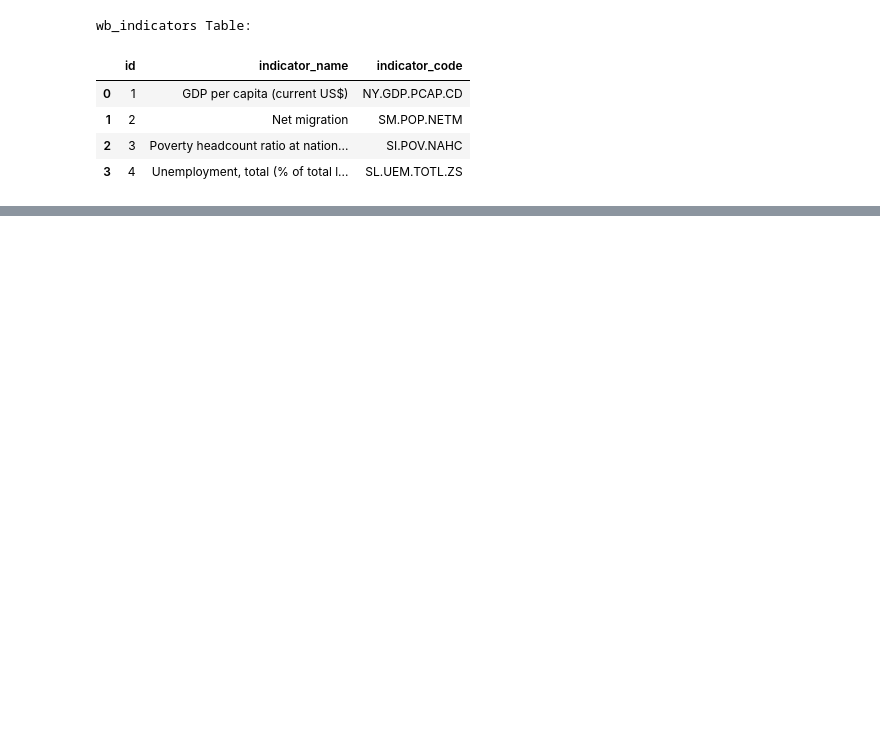
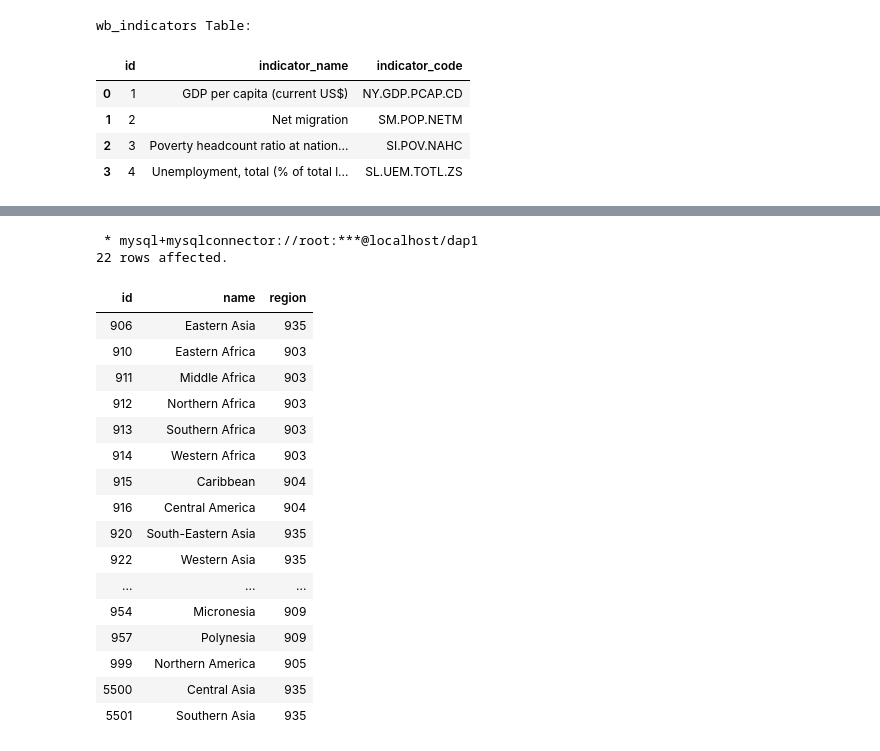
Before and after one commit to jsruano/dap1_migration_analysis, a Jupyter notebook: notebooks/2.2.3. Data preparation, configuration and data import.ipynb, the cells around one changed output, grey strips where cells are left out. Saved outputs shown, nothing was run; the diff lists cells and outputs as text; code cells hidden in the pictures; blank space fills up the shorter version.

```diff
--- a/notebooks/2.2.3. Data preparation, configuration and data import.ipynb
+++ b/notebooks/2.2.3. Data preparation, configuration and data import.ipynb
@@ -590,0 +575,23 @@ un_migration_stock Table:
+# %%
+%%sql
+SELECT * FROM un_subregion;
+# %% [output]
+ * mysql+mysqlconnector://root:***@localhost/dap1
+22 rows affected.
+| id | name | region |
+| 906 | Eastern Asia | 935 |
+| 910 | Eastern Africa | 903 |
+| 911 | Middle Africa | 903 |
+| 912 | Northern Africa | 903 |
+| 913 | Southern Africa | 903 |
+| 914 | Western Africa | 903 |
+| 915 | Caribbean | 904 |
+| 916 | Central America | 904 |
+| 920 | South-Eastern Asia | 935 |
+| 922 | Western Asia | 935 |
+| ... | ... | ... |
+| 954 | Micronesia | 909 |
+| 957 | Polynesia | 909 |
+| 999 | Northern America | 905 |
+| 5500 | Central Asia | 935 |
+| 5501 | Southern Asia | 935 |
```
Also changed, not shown: parts of 9 cells of this notebook, 1 other file.
